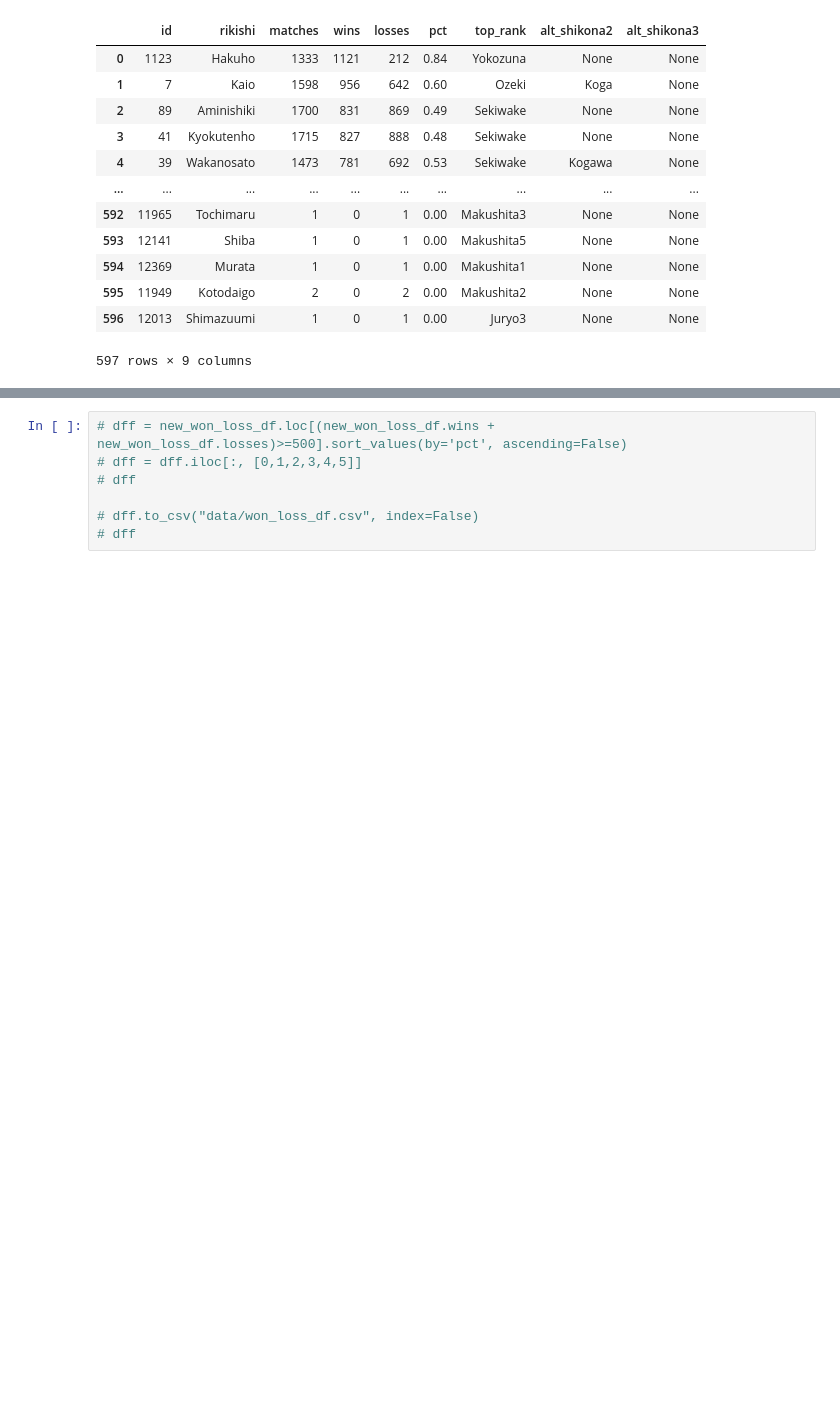
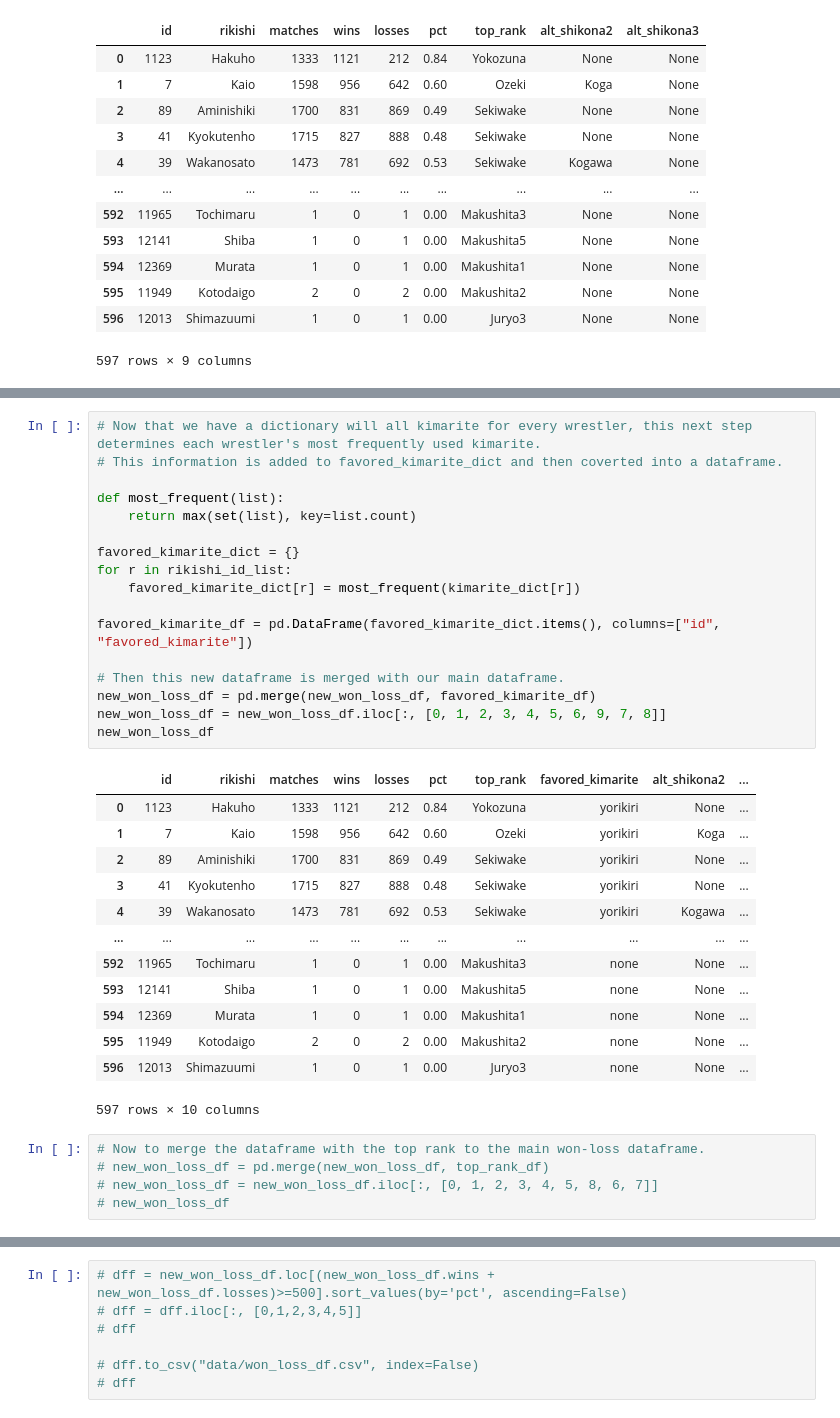
Before and after one commit to mjbrechner/sumo, a Jupyter notebook: main.ipynb, the cells around one changed output, grey strips where cells are left out. Cells and saved outputs as stored; diff of their text form; blank space fills up the shorter version.

```diff
--- a/main.ipynb
+++ b/main.ipynb
@@ -650,3 +633,39 @@ NameError: name 'favored_kimarite' is not defined
+# %%
+# Now that we have a dictionary will all kimarite for every wrestler, this next step determines each wrestler's most frequently used kimarite.
+# This information is added to favored_kimarite_dict and then coverted into a dataframe.
+
+def most_frequent(list):
+    return max(set(list), key=list.count)
+
+favored_kimarite_dict = {}
+for r in rikishi_id_list:
+    favored_kimarite_dict[r] = most_frequent(kimarite_dict[r])
+
+favored_kimarite_df = pd.DataFrame(favored_kimarite_dict.items(), columns=["id", "favored_kimarite"])
+
+# Then this new dataframe is merged with our main dataframe.
+new_won_loss_df = pd.merge(new_won_loss_df, favored_kimarite_df)
+new_won_loss_df = new_won_loss_df.iloc[:, [0, 1, 2, 3, 4, 5, 6, 9, 7, 8]]
+new_won_loss_df
+# %% [output]
+|  | id | rikishi | matches | wins | losses | pct | top_rank | favored_kimarite | alt_shikona2 | ... |
+| 0 | 1123 | Hakuho | 1333 | 1121 | 212 | 0.84 | Yokozuna | yorikiri | None | ... |
+| 1 | 7 | Kaio | 1598 | 956 | 642 | 0.60 | Ozeki | yorikiri | Koga | ... |
+| 2 | 89 | Aminishiki | 1700 | 831 | 869 | 0.49 | Sekiwake | yorikiri | None | ... |
+| 3 | 41 | Kyokutenho | 1715 | 827 | 888 | 0.48 | Sekiwake | yorikiri | None | ... |
+| 4 | 39 | Wakanosato | 1473 | 781 | 692 | 0.53 | Sekiwake | yorikiri | Kogawa | ... |
+| ... | ... | ... | ... | ... | ... | ... | ... | ... | ... | ... |
+| 592 | 11965 | Tochimaru | 1 | 0 | 1 | 0.00 | Makushita3 | none | None | ... |
+| 593 | 12141 | Shiba | 1 | 0 | 1 | 0.00 | Makushita5 | none | None | ... |
+| 594 | 12369 | Murata | 1 | 0 | 1 | 0.00 | Makushita1 | none | None | ... |
+| 595 | 11949 | Kotodaigo | 2 | 0 | 2 | 0.00 | Makushita2 | none | None | ... |
+| 596 | 12013 | Shimazuumi | 1 | 0 | 1 | 0.00 | Juryo3 | none | None | ... |
+597 rows × 10 columns
+# %%
+# Now to merge the dataframe with the top rank to the main won-loss dataframe.
+# new_won_loss_df = pd.merge(new_won_loss_df, top_rank_df)
+# new_won_loss_df = new_won_loss_df.iloc[:, [0, 1, 2, 3, 4, 5, 8, 6, 7]]
+# new_won_loss_df
 # %%
 # Every wrestler with 500+ wins in the top division.
 
```
Also changed, not shown: parts of 5 cells of this notebook.
